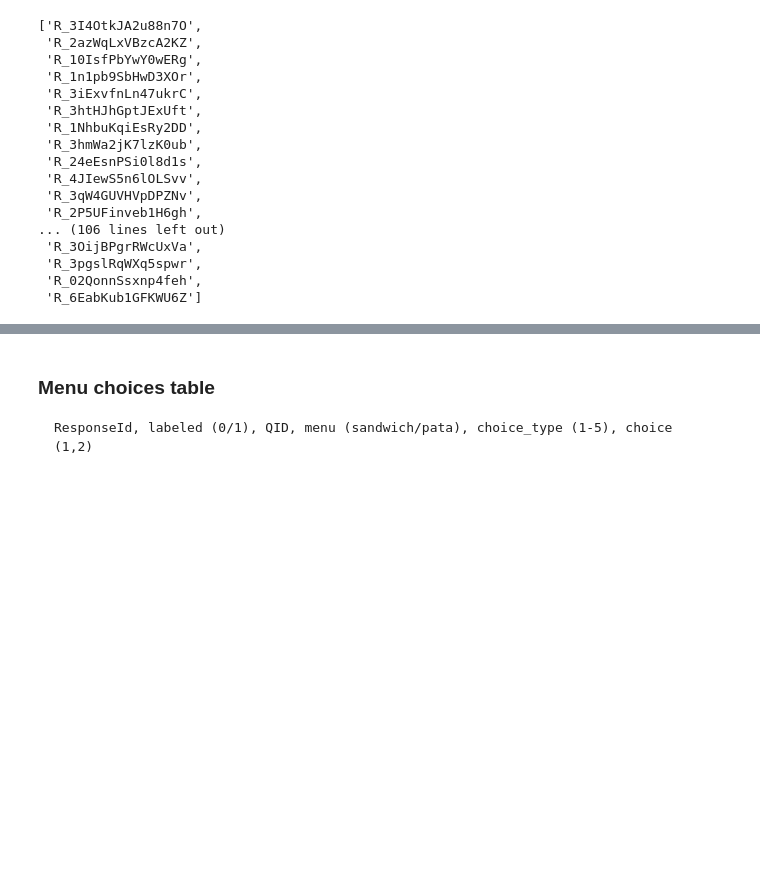
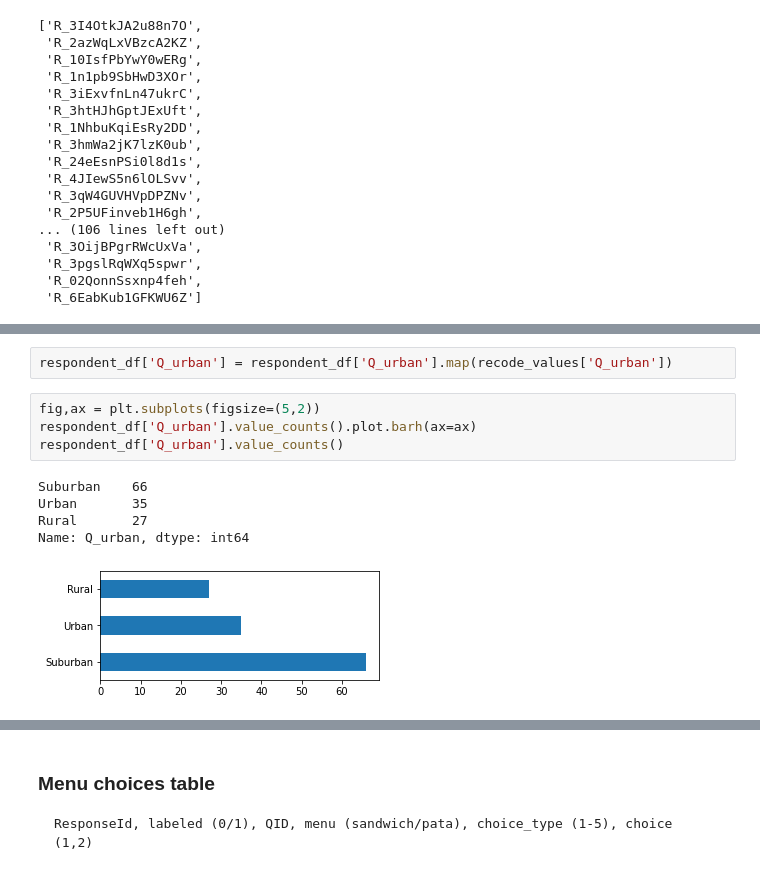
Before and after one commit to aberke/ff, a Jupyter notebook: data-analysis/online-survey-v0-probe.ipynb, the cells around one changed output, grey strips where cells are left out. Cells and saved outputs as stored; diff of their text form; blank space fills up the shorter version.

```diff
--- a/data-analysis/online-survey-v0-probe.ipynb
+++ b/data-analysis/online-survey-v0-probe.ipynb
@@ -161,0 +254,12 @@ R_1QE4d9AOcRg1vSu failed Q_attn_2
+# %%
+respondent_df['Q_urban'] = respondent_df['Q_urban'].map(recode_values['Q_urban'])
+# %%
+fig,ax = plt.subplots(figsize=(5,2))
+respondent_df['Q_urban'].value_counts().plot.barh(ax=ax)
+respondent_df['Q_urban'].value_counts()
+# %% [output]
+Suburban    66
+Urban       35
+Rural       27
+Name: Q_urban, dtype: int64
+[figure, added]
```
Also changed, not shown: parts of 50 cells of this notebook.
